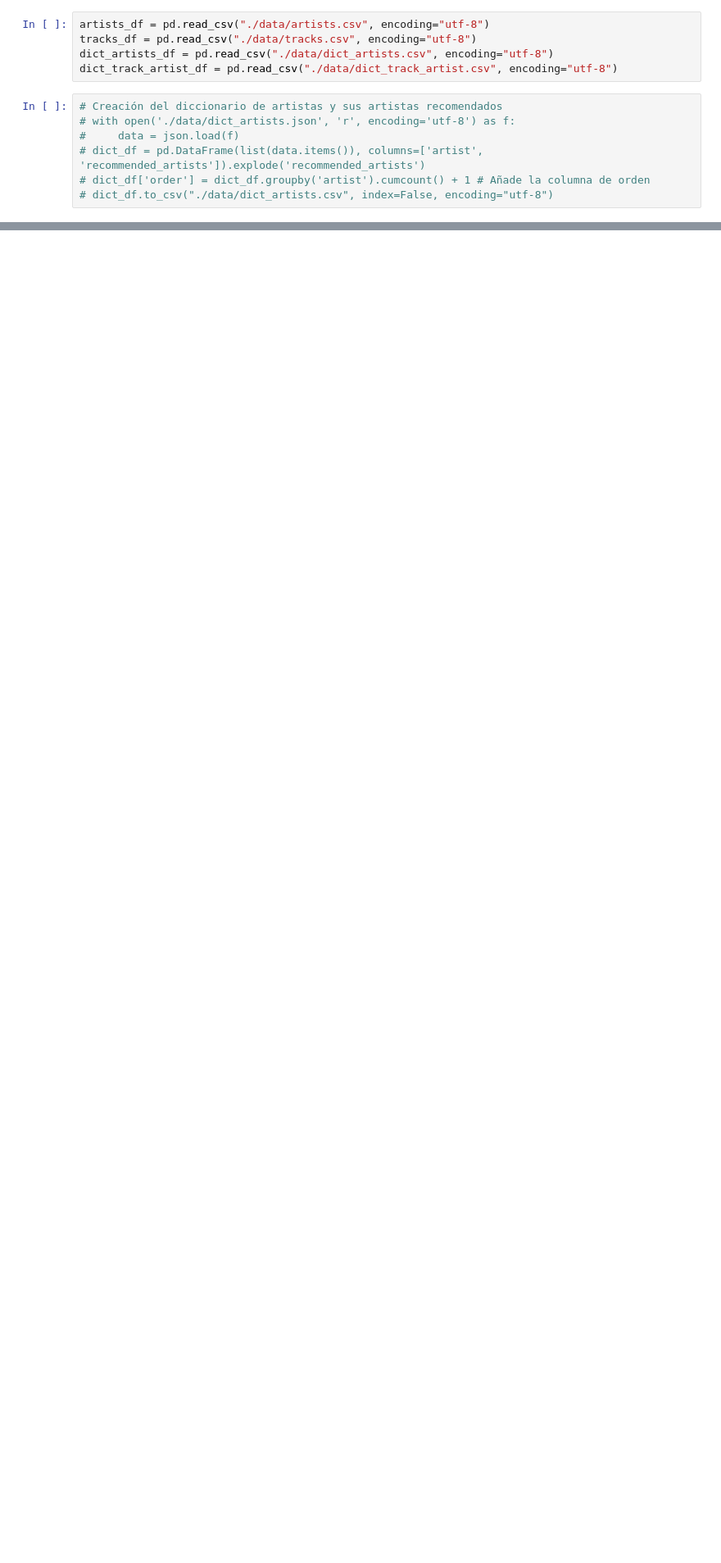
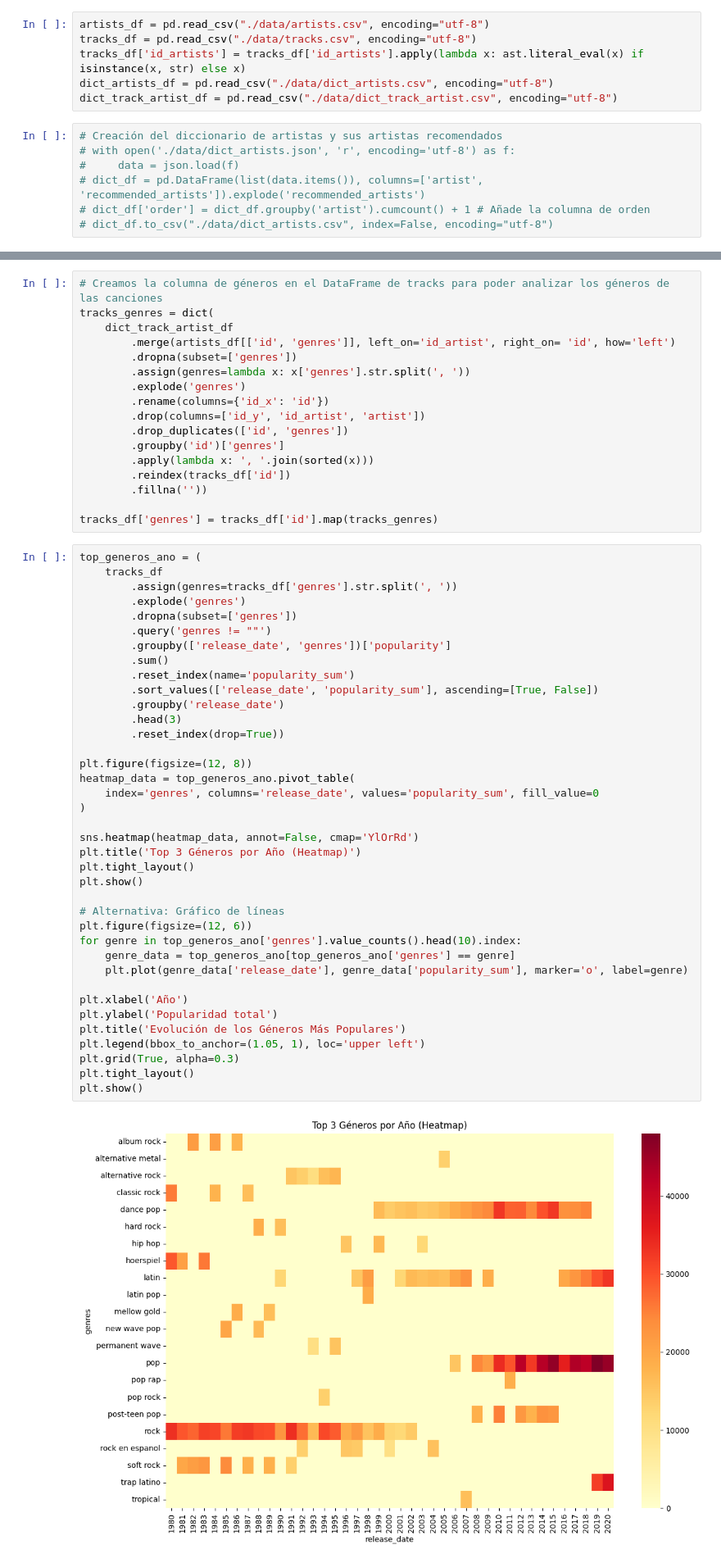
Before and after one commit to gantequera/Tarea, a Jupyter notebook: tarea.ipynb, the cells around one changed output, grey strips where cells are left out. Shown at 82% size. Saved outputs shown, nothing was run; the diff lists cells and outputs as text; blank space fills up the shorter version.

```diff
--- a/tarea.ipynb
+++ b/tarea.ipynb
@@ -45,6 +52,7 @@ init_notebook_mode(connected=True)
 # %%
 artists_df = pd.read_csv("./data/artists.csv", encoding="utf-8")
 tracks_df = pd.read_csv("./data/tracks.csv", encoding="utf-8")
+tracks_df['id_artists'] = tracks_df['id_artists'].apply(lambda x: ast.literal_eval(x) if isinstance(x, str) else x)
 dict_artists_df = pd.read_csv("./data/dict_artists.csv", encoding="utf-8")
 dict_track_artist_df = pd.read_csv("./data/dict_track_artist.csv", encoding="utf-8")
 # %%
@@ -99,0 +199,57 @@ ValueError: Mime type rendering requires nbformat>=4.2.0 but it is not installed
+# %%
+# Creamos la columna de géneros en el DataFrame de tracks para poder analizar los géneros de las canciones
+tracks_genres = dict(
+    dict_track_artist_df
+        .merge(artists_df[['id', 'genres']], left_on='id_artist', right_on= 'id', how='left')
+        .dropna(subset=['genres'])
+        .assign(genres=lambda x: x['genres'].str.split(', '))
+        .explode('genres')
+        .rename(columns={'id_x': 'id'})
+        .drop(columns=['id_y', 'id_artist', 'artist'])
+        .drop_duplicates(['id', 'genres'])
+        .groupby('id')['genres']
+        .apply(lambda x: ', '.join(sorted(x)))
+        .reindex(tracks_df['id'])
+        .fillna(''))
+
+tracks_df['genres'] = tracks_df['id'].map(tracks_genres)
+# %%
+top_generos_ano = (
+    tracks_df
+        .assign(genres=tracks_df['genres'].str.split(', '))
+        .explode('genres')
+        .dropna(subset=['genres'])
+        .query('genres != ""')
+        .groupby(['release_date', 'genres'])['popularity']
+        .sum()
+        .reset_index(name='popularity_sum')
+        .sort_values(['release_date', 'popularity_sum'], ascending=[True, False])
+        .groupby('release_date')
+        .head(3)
+        .reset_index(drop=True))
+
+plt.figure(figsize=(12, 8))
+heatmap_data = top_generos_ano.pivot_table(
+    index='genres', columns='release_date', values='popularity_sum', fill_value=0
+)
+
+sns.heatmap(heatmap_data, annot=False, cmap='YlOrRd')
+plt.title('Top 3 Géneros por Año (Heatmap)')
+plt.tight_layout()
+plt.show()
+
+# Alternativa: Gráfico de líneas
+plt.figure(figsize=(12, 6))
+for genre in top_generos_ano['genres'].value_counts().head(10).index:
+    genre_data = top_generos_ano[top_generos_ano['genres'] == genre]
+    plt.plot(genre_data['release_date'], genre_data['popularity_sum'], marker='o', label=genre)
+
+plt.xlabel('Año')
+plt.ylabel('Popularidad total')
+plt.title('Evolución de los Géneros Más Populares')
+plt.legend(bbox_to_anchor=(1.05, 1), loc='upper left')
+plt.grid(True, alpha=0.3)
+plt.tight_layout()
+plt.show()
+# %% [output]
+[figure, added]
```
Also changed, not shown: parts of 12 cells of this notebook, 2 other files.
